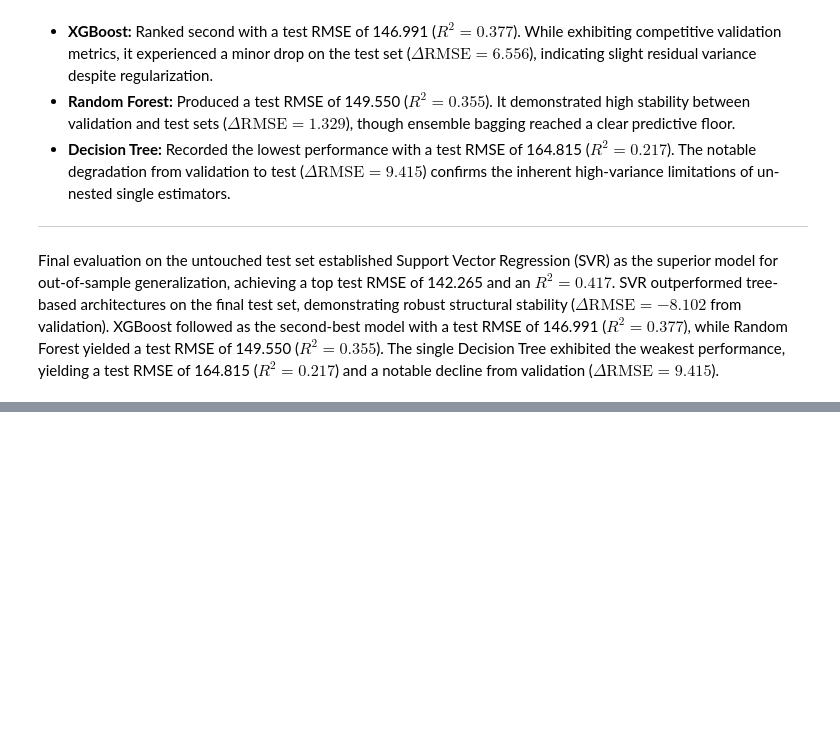
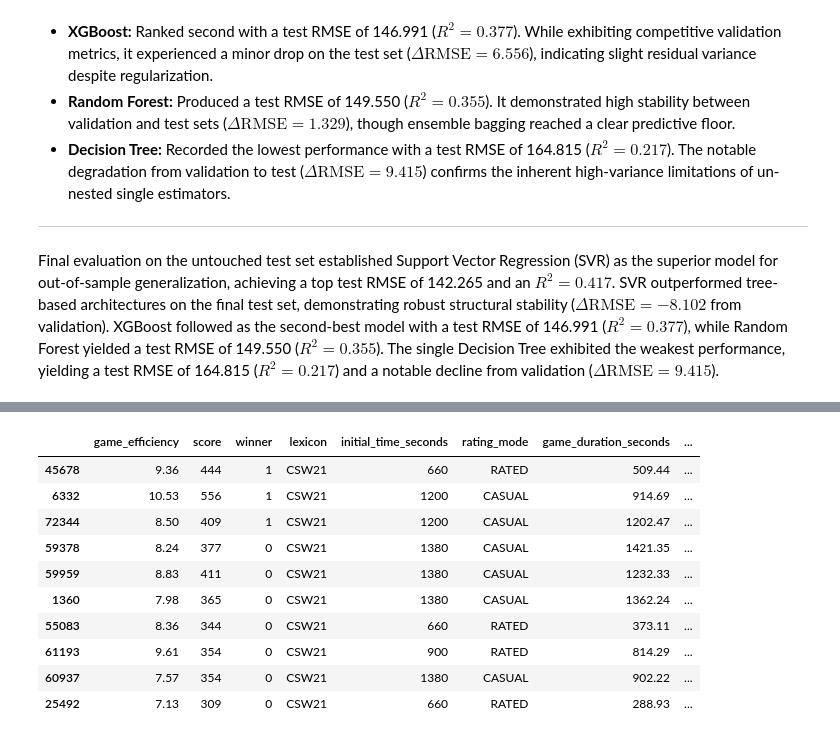
Before and after one commit to eranK12329/Scrabble, a Jupyter notebook: scrabble_project.ipynb, the cells around one changed output, grey strips where cells are left out. Cells and saved outputs as stored; diff of their text form; code cells hidden in the pictures; blank space fills up the shorter version.

Commit message:
added false analysis

```diff
--- a/scrabble_project.ipynb
+++ b/scrabble_project.ipynb
@@ -1189,0 +1247,16 @@ Final evaluation on the untouched test set established Support Vector Regression
+# %%
+pd.set_option('display.max_columns', None)
+
+errors_df.sort_values('abs_error', ascending=False).head(10).round(2)
+# %% [output]
+|  | game_efficiency | score | winner | lexicon | initial_time_seconds | rating_mode | game_duration_seconds | ... |
+| 45678 | 9.36 | 444 | 1 | CSW21 | 660 | RATED | 509.44 | ... |
+| 6332 | 10.53 | 556 | 1 | CSW21 | 1200 | CASUAL | 914.69 | ... |
+| 72344 | 8.50 | 409 | 1 | CSW21 | 1200 | CASUAL | 1202.47 | ... |
+| 59378 | 8.24 | 377 | 0 | CSW21 | 1380 | CASUAL | 1421.35 | ... |
+| 59959 | 8.83 | 411 | 0 | CSW21 | 1380 | CASUAL | 1232.33 | ... |
+| 1360 | 7.98 | 365 | 0 | CSW21 | 1380 | CASUAL | 1362.24 | ... |
+| 55083 | 8.36 | 344 | 0 | CSW21 | 660 | RATED | 373.11 | ... |
+| 61193 | 9.61 | 354 | 0 | CSW21 | 900 | RATED | 814.29 | ... |
+| 60937 | 7.57 | 354 | 0 | CSW21 | 1380 | CASUAL | 902.22 | ... |
+| 25492 | 7.13 | 309 | 0 | CSW21 | 660 | RATED | 288.93 | ... |
```
Also changed, not shown: parts of 40 cells of this notebook.
